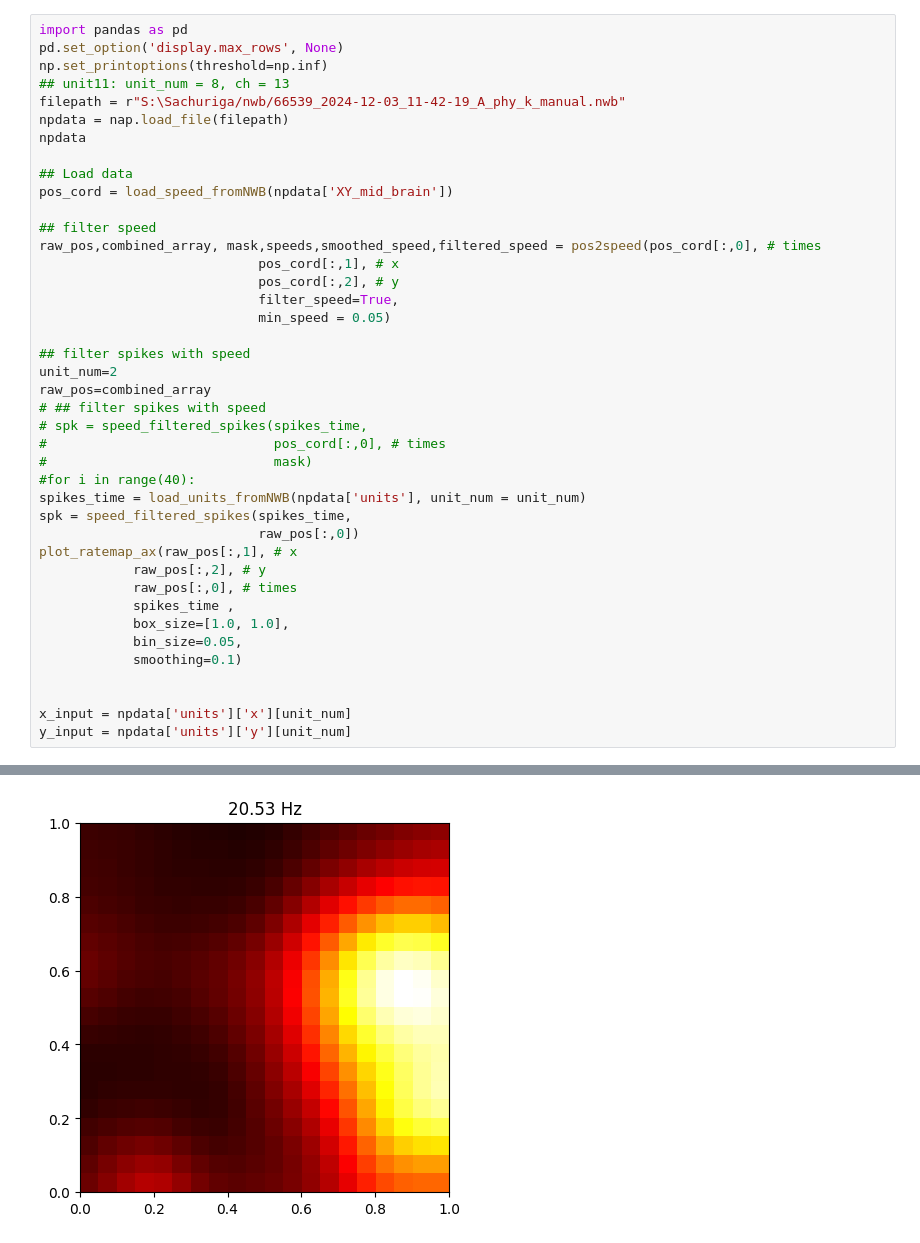
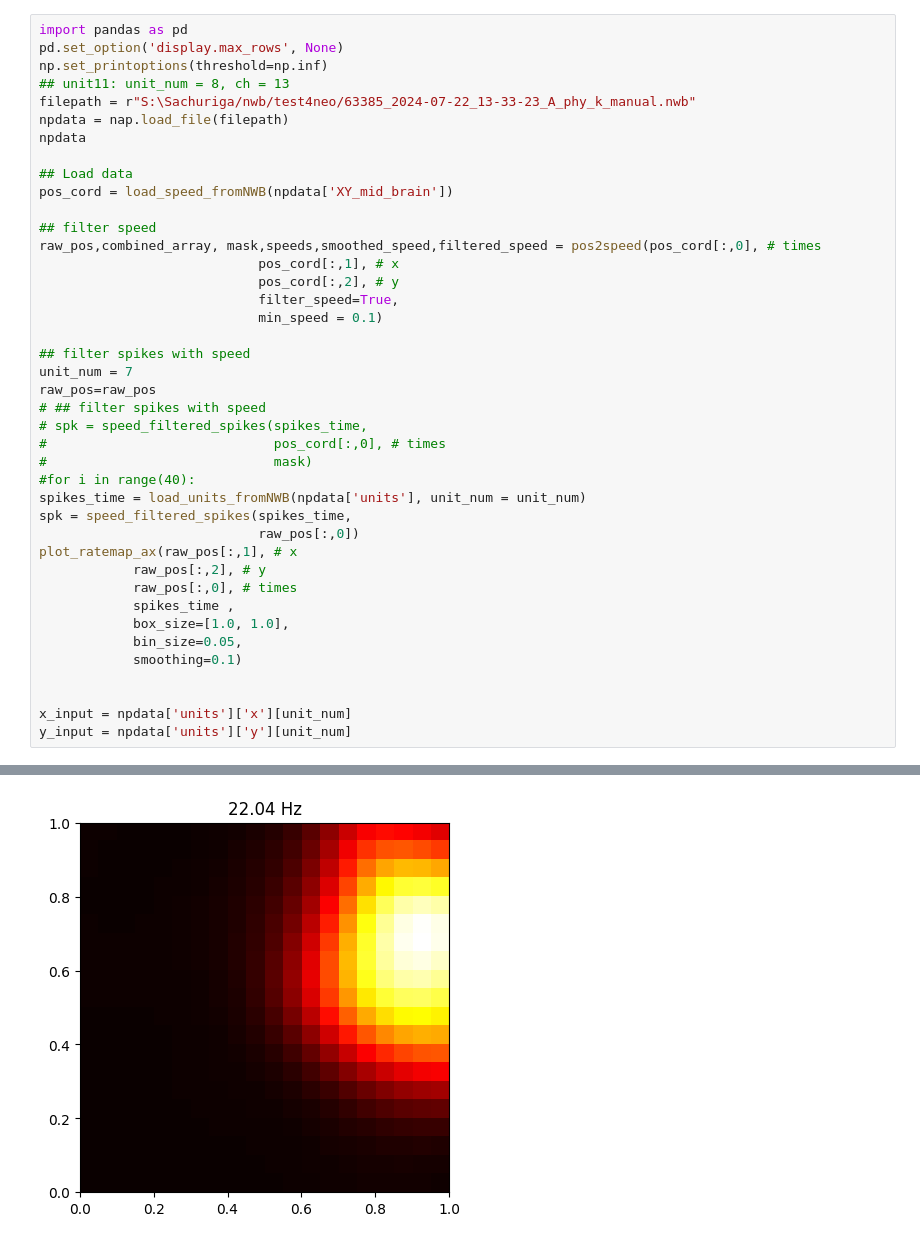
Before and after one commit to Sachuriga/quattrocolo-nwb4fp, a Jupyter notebook: src/nwb4fp/analyses/examples/Phase_precession.ipynb, the cells around one changed output, grey strips where cells are left out. Cells and saved outputs as stored; diff of their text form.

```diff
--- a/src/nwb4fp/analyses/examples/Phase_precession.ipynb
+++ b/src/nwb4fp/analyses/examples/Phase_precession.ipynb
@@ -36,7 +55,7 @@ import pandas as pd
 pd.set_option('display.max_rows', None)
 np.set_printoptions(threshold=np.inf)
 ## unit11: unit_num = 8, ch = 13
-filepath = r"S:\Sachuriga/nwb/66539_2024-12-03_11-42-19_A_phy_k_manual.nwb"
+filepath = r"S:\Sachuriga/nwb/test4neo/63385_2024-07-22_13-33-23_A_phy_k_manual.nwb"
 npdata = nap.load_file(filepath)
 npdata
 
@@ -46,34 +65,34 @@ pos_cord = load_speed_fromNWB(npdata['XY_mid_brain'])
 ## filter speed
 raw_pos,combined_array, mask,speeds,smoothed_speed,filtered_speed = pos2speed(pos_cord[:,0], # times
                             pos_cord[:,1], # x
                             pos_cord[:,2], # y
                             filter_speed=True,
-                            min_speed = 0.05)
+                            min_speed = 0.1)
 
 ## filter spikes with speed
-unit_num=2
-raw_pos=combined_array
+unit_num = 7
+raw_pos=raw_pos
 # ## filter spikes with speed
 # spk = speed_filtered_spikes(spikes_time,
 #                             pos_cord[:,0], # times
 #                             mask)
 #for i in range(40):
 spikes_time = load_units_fromNWB(npdata['units'], unit_num = unit_num)
 spk = speed_filtered_spikes(spikes_time,
                             raw_pos[:,0])
 plot_ratemap_ax(raw_pos[:,1], # x
             raw_pos[:,2], # y
             raw_pos[:,0], # times
             spikes_time ,
             box_size=[1.0, 1.0],
             bin_size=0.05,
             smoothing=0.1)
 
 
 x_input = npdata['units']['x'][unit_num]
 y_input = npdata['units']['y'][unit_num]
 # %% [output]
 [1.0, 1.0]
 bins zie[0.   0.05 0.1  0.15 0.2  0.25 0.3  0.35 0.4  0.45 0.5  0.55 0.6  0.65
  0.7  0.75 0.8  0.85 0.9  0.95 1.  ]
-[figure, old version]
+[figure, new version]
```
Also changed, not shown: parts of 20 cells of this notebook, 38 other files.
